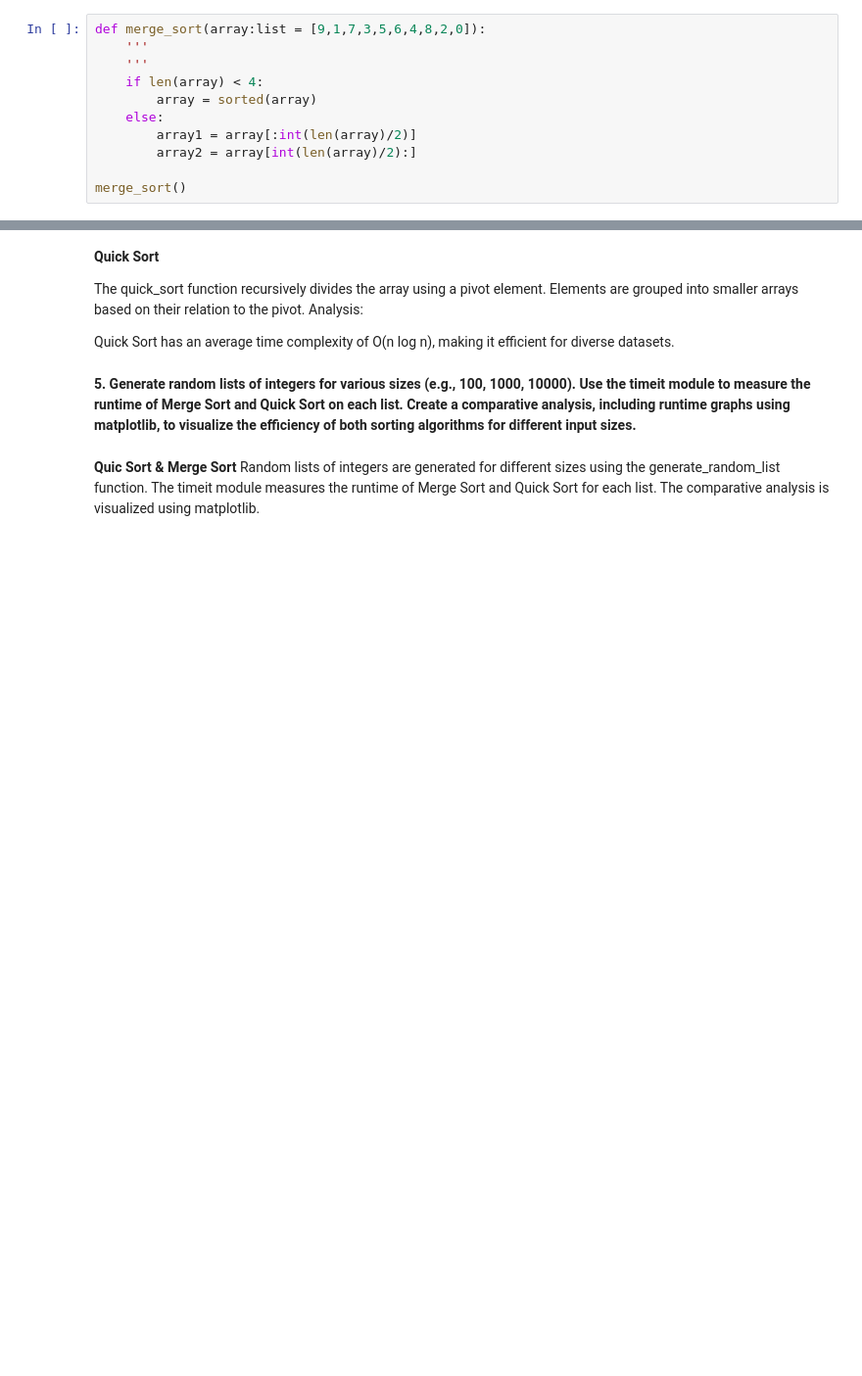
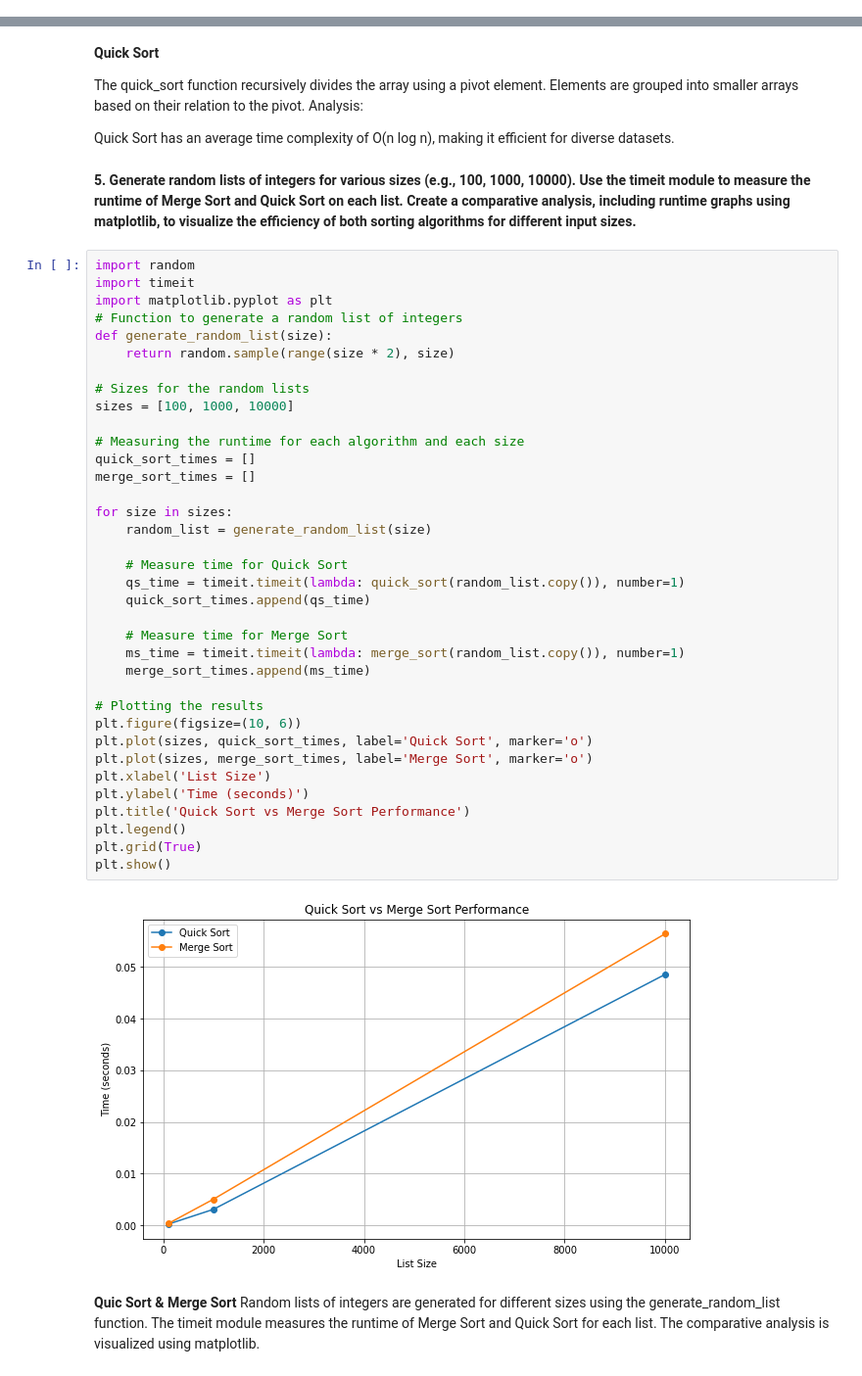
Before and after one commit to monroyminerodiego/UPY, a Jupyter notebook: 4rd_quarter/Algorithmic_Analysis/Notebook/divide&conque.ipynb, the cells around one changed output, grey strips where cells are left out. Shown at 98% size. Saved outputs shown, nothing was run; the diff lists cells and outputs as text; blank space fills up the shorter version.

```diff
--- a/4rd_quarter/Algorithmic_Analysis/Notebook/divide&conque.ipynb
+++ b/4rd_quarter/Algorithmic_Analysis/Notebook/divide&conque.ipynb
@@ -24,14 +24,3 @@ Disadvantages: May have high constant factors due to the recursive nature, not a
 # %% [markdown]
 **3. Implement the Merge Sort algorithm in Python.
 Include comments explaining each significant step in the algorithm.**
-# %%
-def merge_sort(array:list = [9,1,7,3,5,6,4,8,2,0]):
-    '''
-    '''
-    if len(array) < 4:
-        array = sorted(array)
-    else:
-        array1 = array[:int(len(array)/2)]
-        array2 = array[int(len(array)/2):]
-
-merge_sort()
@@ -62,6 +121,44 @@ Quick Sort has an average time complexity of O(n log n), making it efficient for
 **Use the timeit module to measure the runtime of Merge Sort and Quick Sort on each list.**
 **Create a comparative analysis, including runtime graphs using matplotlib,**
 **to visualize the efficiency of both sorting algorithms for different input sizes.**
+# %%
+import random
+import timeit
+import matplotlib.pyplot as plt
+# Function to generate a random list of integers
+def generate_random_list(size):
+    return random.sample(range(size * 2), size)
+
+# Sizes for the random lists
+sizes = [100, 1000, 10000]
+
+# Measuring the runtime for each algorithm and each size
+quick_sort_times = []
+merge_sort_times = []
+
+for size in sizes:
+    random_list = generate_random_list(size)
+
+    # Measure time for Quick Sort
+    qs_time = timeit.timeit(lambda: quick_sort(random_list.copy()), number=1)
+    quick_sort_times.append(qs_time)
+
+    # Measure time for Merge Sort
+    ms_time = timeit.timeit(lambda: merge_sort(random_list.copy()), number=1)
+    merge_sort_times.append(ms_time)
+
+# Plotting the results
+plt.figure(figsize=(10, 6))
+plt.plot(sizes, quick_sort_times, label='Quick Sort', marker='o')
+plt.plot(sizes, merge_sort_times, label='Merge Sort', marker='o')
+plt.xlabel('List Size')
+plt.ylabel('Time (seconds)')
+plt.title('Quick Sort vs Merge Sort Performance')
+plt.legend()
+plt.grid(True)
+plt.show()
+# %% [output]
+[figure, added]
 # %% [markdown]
 **Quic Sort & Merge Sort**
 Random lists of integers are generated for different sizes using the generate_random_list function.
```
Also changed, not shown: parts of 4 cells of this notebook, 41 other files.
